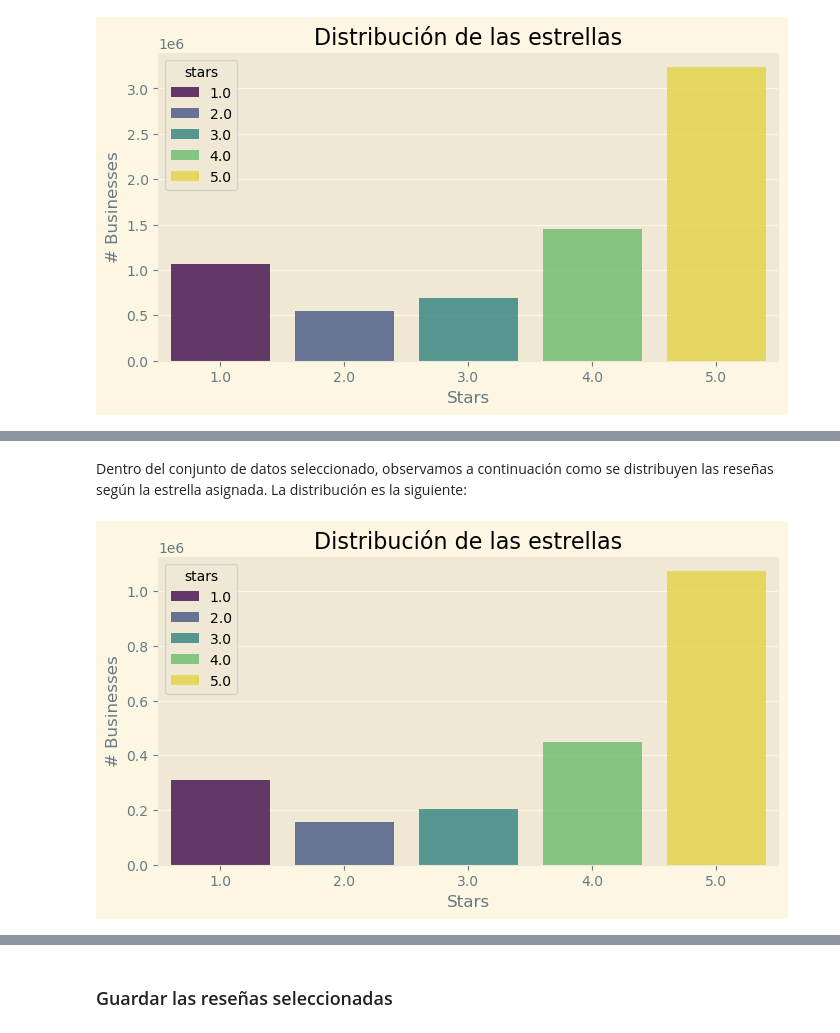
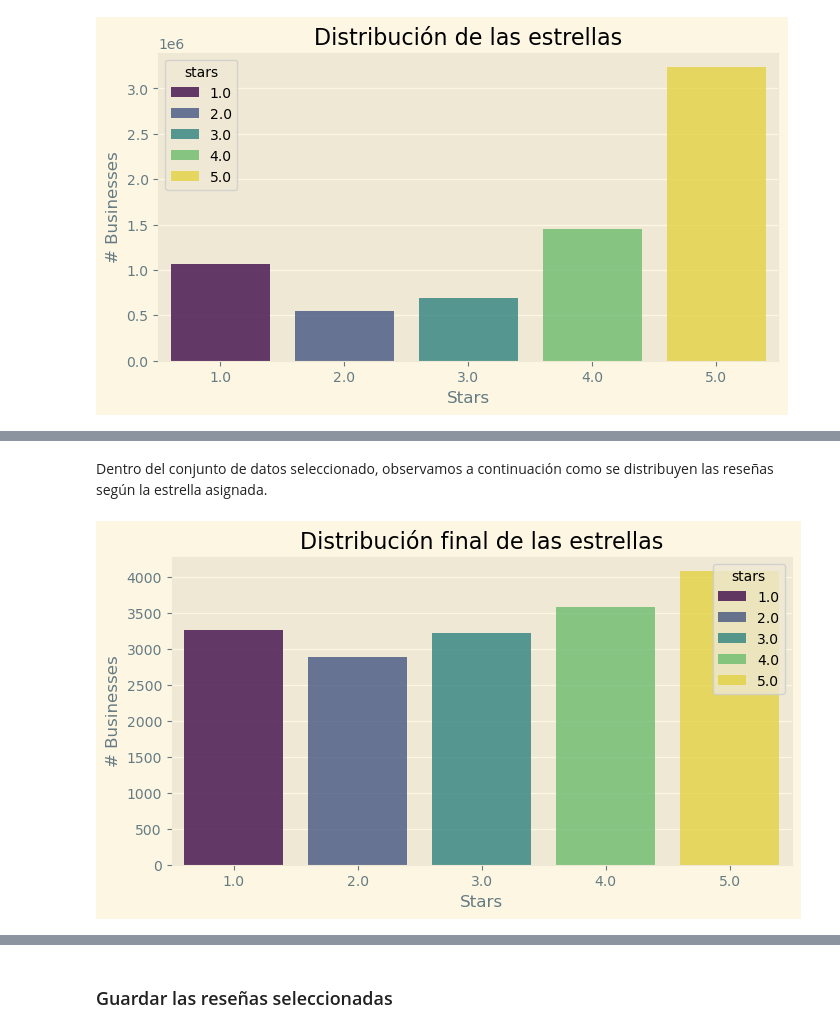
Before and after one commit to ceuratfmg2mai/fakereviews, a Jupyter notebook: 01. procesamiento_datos_yelp.ipynb, the cells around one changed output, grey strips where cells are left out. Drawn from its saved outputs; the diff is of its cells as text; code cells hidden in the pictures.

```diff
--- a/01. procesamiento_datos_yelp.ipynb
+++ b/01. procesamiento_datos_yelp.ipynb
@@ -353,20 +350,14 @@ A continuación, observamos la distribución de las estrellas del fichero [revie
 # %%
 start_time=time.time()
 try:
-    filter_reviews_min_lenght = 256
-    filter_reviews_max_lenght = 512
     print("-" * 50)
     df_data_review_pl = df_data_review_pl.with_columns(
         pl.col("text").str.len_chars().alias("length")
     )
-    print(f'Total reseñas seleccionadas: {df_data_review_pl.shape[0]}')
 except Exception as e:
     print(f"\nOcurrió un error durante el procesamiento:")
     print(e)
 else:
-    print("La operación fue exitosa.")
     print(f"La operación fue exitosa en {time.time()-start_time:.2f}seg")
-    print(f'Total reseñas seleccionadas {df_data_review_pl.shape[0]} con una longitud en el texto superior a {filter_reviews_min_lenght} y menor a {filter_reviews_max_lenght}')
-    display(df_data_review_pl.head(5))
 # %% [output]
 --------------------------------------------------
@@ -429,0 +552,17 @@ Por ello, y buscando un equilibrio entre la obtención de suficiente contexto y
+# %%
+# 1. Seleccionar todas las reseñas de los negocios seleccionados
+start_time=time.time()
+try:
+
+    # Seleccionamos todas las reseñas de todos los negocios seleccionados
+    df_business_reviews_filter_pl = df_data_review_pl.join(
+        df_final_filter_bussiness_limited_pl,
+        on='business_id', # La columna común para la unión
+        how='inner'      # Tipo de join: inner (solo filas con coincidencias en ambos)
+    )
+except Exception as e:
+    print(f"An error occurred: {e}")
+else:
+    print(f"La operación fue exitosa en {time.time()-start_time:.2f}seg")
+    print("-" * 50 + "\n")
+    print(f'Total reseñas: {len(df_business_reviews_filter_pl)} de {len(df_data_review_pl)}')
@@ -429,0 +574,9 @@ Por ello, y buscando un equilibrio entre la obtención de suficiente contexto y
+# %%
+start_time=time.time()
+try:
+    print("Distribución original de las estrellas de los negocios seleccionados:")
+    display(df_business_reviews_filter_pl['stars'].value_counts().sort('stars'))
+except Exception as e:
+    print(f"An error occurred: {e}")
+else:
+    print(f"La operación fue exitosa en {time.time()-start_time:.2f}seg")
@@ -432,15 +656,13 @@ start_time=time.time()
 try:
     filter_reviews_min_lenght = 256
     filter_reviews_max_lenght = 512
-    df_data_review_filter_pl = df_data_review_pl.filter(
+    df_business_reviews_lenght_pl = df_business_reviews_pl.filter(
        (pl.col("length") >= filter_reviews_min_lenght) & (pl.col("length") <= filter_reviews_max_lenght)
-    ).sort('length', descending=False)
+    ).sort('length', descending=False).limit(17000)
 except Exception as e:
     print(f"\nOcurrió un error durante el procesamiento:")
     print(e)
 else:
-    print("La operación fue exitosa.")
     print(f"La operación fue exitosa en {time.time()-start_time:.2f}seg")
-    print(f'Total reseñas seleccionadas {df_data_review_filter_pl.shape[0]} con una longitud en el texto superior a {filter_reviews_min_lenght} y menor a {filter_reviews_max_lenght}')
-    display(df_data_review_filter_pl.head(5))
+    print(f'Total reseñas seleccionadas {df_business_reviews_lenght_pl.shape[0]} con una longitud en el texto superior a {filter_reviews_min_lenght} y menor a {filter_reviews_max_lenght} de un total base de {len(df_business_reviews_pl)}')
 # %% [output]
@@ -458,13 +671,13 @@ shape: (5, 10)
 # %% [markdown]
-Dentro del conjunto de datos seleccionado, observamos a continuación como se distribuyen las reseñas según la estrella asignada. La distribución es la siguiente:
+Dentro del conjunto de datos seleccionado, observamos a continuación como se distribuyen las reseñas según la estrella asignada.
 # %%
 #Distribución grupal
-x=df_data_review_filter_pl['stars'].value_counts().sort('count', descending=True)
+x=df_business_reviews_lenght_pl['stars'].value_counts().sort('count', descending=True)
 plt.figure(figsize=(8,4))
 ax= sns.barplot(x='stars', y='count',data=x, alpha=0.8,hue='stars',palette='viridis')
-plt.title("Distribución de las estrellas")
+plt.title("Distribución final de las estrellas")
 plt.ylabel('# Businesses', fontsize=12)
 plt.xlabel('Stars', fontsize=12)
 plt.show()
 # %% [output]
-[figure, old version]
+[figure, new version]
```
Also changed, not shown: parts of 38 cells of this notebook.
